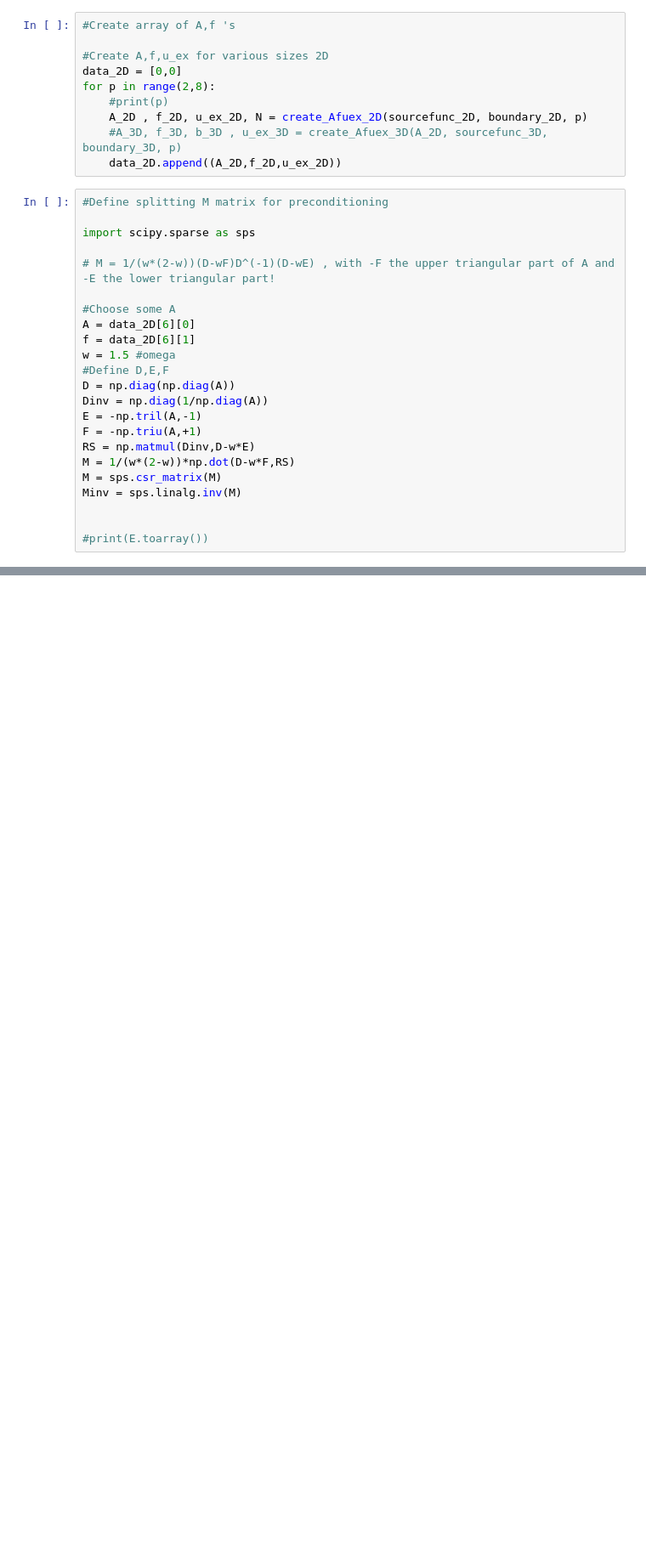
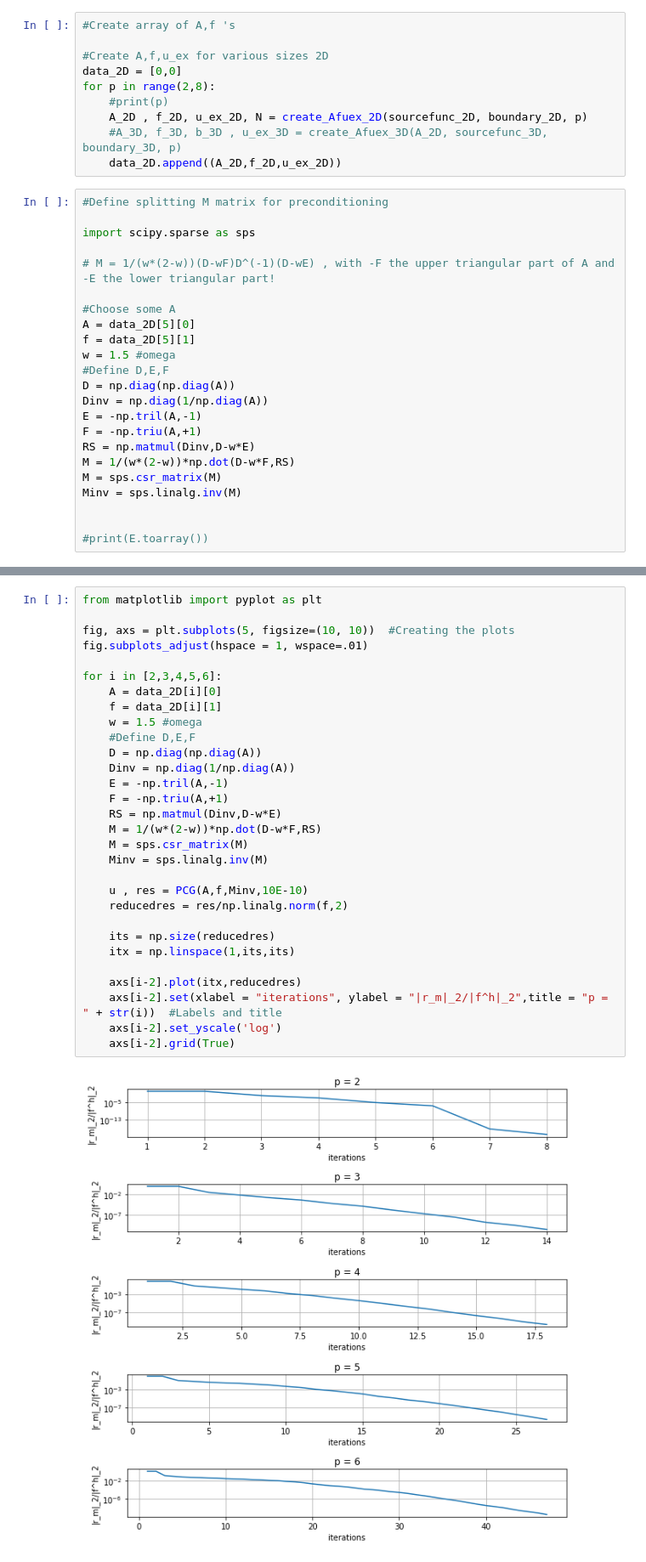
Before and after one commit to bjarkeh97/Scientific_Computing_project, a Jupyter notebook: Problem 6.ipynb, the cells around one changed output, grey strips where cells are left out. Shown: that part at 85% size. Drawn from its saved outputs; the diff is of its cells as text; blank space fills up the shorter version.

Commit message:
Plotted for 2D
This is a caveman solution. It still needs a prober way of working out the inverted M matrix on u

```diff
--- a/Problem 6.ipynb
+++ b/Problem 6.ipynb
@@ -108,8 +108,8 @@ import scipy.sparse as sps
 # M = 1/(w*(2-w))(D-wF)D^(-1)(D-wE) , with -F the upper triangular part of A and -E the lower triangular part!
 
 #Choose some A
-A = data_2D[6][0]
-f = data_2D[6][1]
+A = data_2D[5][0]
+f = data_2D[5][1]
 w = 1.5 #omega
 #Define D,E,F
 D = np.diag(np.diag(A))
@@ -150,6 +151,38 @@ def PCG(A,f,Minv,StopCrit):
         residuals = np.append(residuals,np.linalg.norm(rnew,2))
         err = np.linalg.norm(r,2)/np.linalg.norm(f,2)
     return u , residuals
+# %%
+from matplotlib import pyplot as plt
+
+fig, axs = plt.subplots(5, figsize=(10, 10))  #Creating the plots
+fig.subplots_adjust(hspace = 1, wspace=.01)
+
+for i in [2,3,4,5,6]:
+    A = data_2D[i][0]
+    f = data_2D[i][1]
+    w = 1.5 #omega
+    #Define D,E,F
+    D = np.diag(np.diag(A))
+    Dinv = np.diag(1/np.diag(A))
+    E = -np.tril(A,-1)
+    F = -np.triu(A,+1)
+    RS = np.matmul(Dinv,D-w*E)
+    M = 1/(w*(2-w))*np.dot(D-w*F,RS)
+    M = sps.csr_matrix(M)
+    Minv = sps.linalg.inv(M)
+
+    u , res = PCG(A,f,Minv,10E-10)
+    reducedres = res/np.linalg.norm(f,2)
+
+    its = np.size(reducedres)
+    itx = np.linspace(1,its,its)
+
+    axs[i-2].plot(itx,reducedres)
+    axs[i-2].set(xlabel = "iterations", ylabel = "|r_m|_2/|f^h|_2",title = "p = " + str(i))  #Labels and title
+    axs[i-2].set_yscale('log')
+    axs[i-2].grid(True)
+# %% [output]
+[figure, added]
 # %%
 u , res = PCG(A,f,Minv,10E-10)
 reducedres = res/np.linalg.norm(f,2)
```
Also changed, not shown: parts of 3 cells of this notebook.
